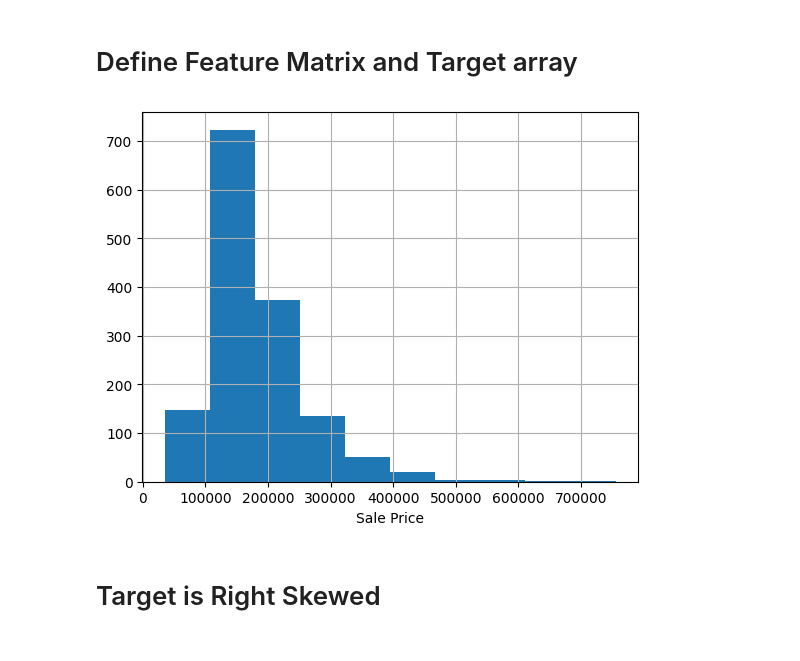
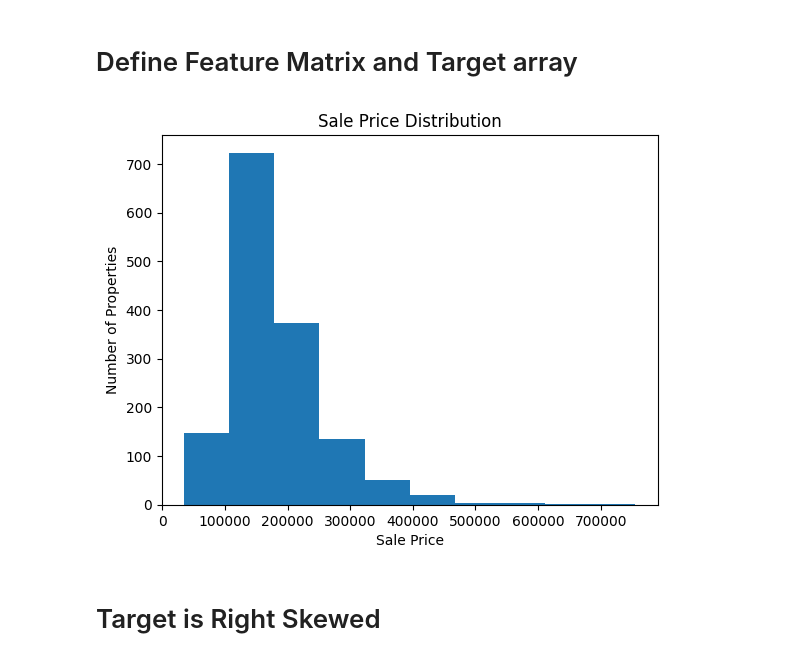
Before and after one commit to jdwatson08/House-Price-Model, a Jupyter notebook: House_price_model.ipynb, the cells around one changed output. Cells and saved outputs as stored; diff of their text form; code cells hidden in the pictures.

```diff
--- a/House_price_model.ipynb
+++ b/House_price_model.ipynb
@@ -386,12 +394,14 @@ plt.show()
 # %%
 target= 'SalePrice'
 X = df.drop(columns=target)
 y=df[target]
-y.hist()
+plt.hist(df['SalePrice'])
 plt.xlabel('Sale Price')
+plt.ylabel('Number of Properties')
+plt.title('Sale Price Distribution')
 plt.show()
 # %% [output]
-[figure, old version]
+[figure, new version]
 # %%
 log_y = np.log(y)
 # %% [markdown]
```
Also changed, not shown: parts of 30 cells of this notebook.
